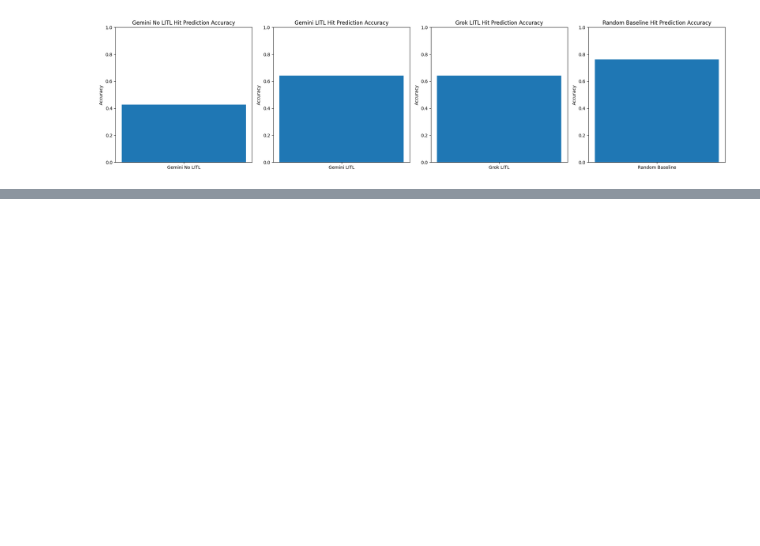
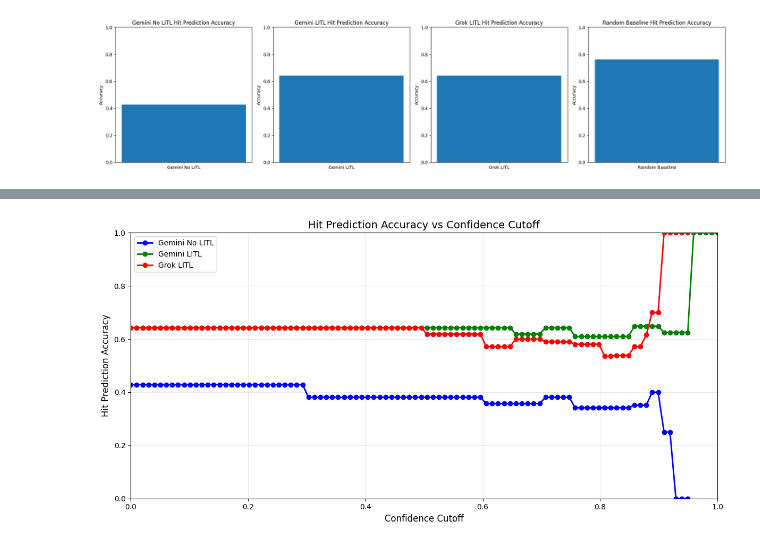
Before and after one commit to FibrolytixBio/cf-compound-selection-demo, a Jupyter notebook: backend/examples/litl_eval.ipynb, the cells around one changed output, grey strips where cells are left out. Saved outputs shown, nothing was run; the diff lists cells and outputs as text; code cells hidden in the pictures; blank space fills up the shorter version.

```diff
--- a/backend/examples/litl_eval.ipynb
+++ b/backend/examples/litl_eval.ipynb
@@ -335,8 +403,11 @@ Given an arbitrary hit threshold of 0.6 for efficacy, how well does each LITL sy
+# %%
+# Define hit threshold
+HIT_THRESHOLD = 0.6
 # %%
 # Hit Prediction Accuracy
 
 
-def compute_accuracy(df, order):
+def compute_accuracy(df, order, hit_threshold=HIT_THRESHOLD):
     mean_pred = (
         df[df["type"] == "predicted"]
         .groupby("compound")["efficacy"]
@@ -347,8 +418,8 @@ def compute_accuracy(df, order):
     total = 0
     for comp in order:
         if comp in mean_pred.index and comp in real_df.index:
-            pred_hit = mean_pred[comp] > 0.6
-            real_hit = real_df[comp] > 0.6
+            pred_hit = mean_pred[comp] > hit_threshold
+            real_hit = real_df[comp] > hit_threshold
             if pred_hit == real_hit:
                 correct += 1
             total += 1
@@ -368,8 +439,8 @@ for comp in order1:
     real = real_df.get(comp, 0)
     random_preds = [random.uniform(0, 1) for _ in range(100)]
     mean_pred = non_outlier_mean(pd.Series(random_preds))
-    pred_hit = mean_pred > 0.6
-    real_hit = real > 0.6
+    pred_hit = mean_pred > HIT_THRESHOLD
+    real_hit = real > HIT_THRESHOLD
     if pred_hit == real_hit:
         correct += 1
     total += 1
@@ -392,0 +468,82 @@ plt.show()
+# %%
+# Hit Prediction Accuracy vs Confidence Cutoff
+
+
+def compute_accuracy_with_confidence_cutoff(
+    df, order, confidence_cutoff=0.0, hit_threshold=HIT_THRESHOLD
+):
+    """
+    Compute accuracy only for predictions with confidence >= confidence_cutoff.
+    If no predictions meet the cutoff for a compound, that compound is skipped.
+    """
+    # Filter predictions by confidence
+    filtered_df = df[
+        (df["type"] == "predicted") & (df["confidence"] >= confidence_cutoff)
+    ]
+
+    if len(filtered_df) == 0:
+        return None  # No predictions meet the cutoff
+
+    mean_pred = filtered_df.groupby("compound")["efficacy"].apply(non_outlier_mean)
+    real_df = df[df["type"] == "real"].set_index("compound")["efficacy"]
+
+    correct = 0
+    total = 0
+    for comp in order:
+        if comp in mean_pred.index and comp in real_df.index:
+            pred_hit = mean_pred[comp] > hit_threshold
+            real_hit = real_df[comp] > hit_threshold
+            if pred_hit == real_hit:
+                correct += 1
+            total += 1
+
+    return correct / total if total > 0 else None
+
+
+# Test different confidence cutoffs
+confidence_cutoffs = np.linspace(0, 1, 100)
+
+results = {
+    "Gemini No LITL": [],
+    "Gemini LITL": [],
+    "Grok LITL": [],
+}
+
+dfs_for_cutoff = [
+    ("Gemini No LITL", df1, order1),
+    ("Gemini LITL", df2, order2),
+    ("Grok LITL", df3, order3),
+]
+
+for cutoff in confidence_cutoffs:
+    for agent_name, df, order in dfs_for_cutoff:
+        acc = compute_accuracy_with_confidence_cutoff(df, order, cutoff)
+        results[agent_name].append(acc)
+
+# Create line plot
+fig, ax = plt.subplots(figsize=(12, 6))
+
+colors = {"Gemini No LITL": "blue", "Gemini LITL": "green", "Grok LITL": "red"}
+
+for agent_name in ["Gemini No LITL", "Gemini LITL", "Grok LITL"]:
+    ax.plot(
+        confidence_cutoffs,
+        results[agent_name],
+        marker="o",
+        label=agent_name,
+        color=colors[agent_name],
+        linewidth=2,
+    )
+
+ax.set_xlabel("Confidence Cutoff", fontsize=12)
+ax.set_ylabel("Hit Prediction Accuracy", fontsize=12)
+ax.set_title("Hit Prediction Accuracy vs Confidence Cutoff", fontsize=14)
+ax.legend()
+ax.grid(True, alpha=0.3)
+ax.set_ylim(0, 1)
+ax.set_xlim(0, 1)
+
+plt.tight_layout()
+plt.show()
+# %% [output]
+[figure, added]
```
Also changed, not shown: parts of 7 cells of this notebook, 2 other files.
